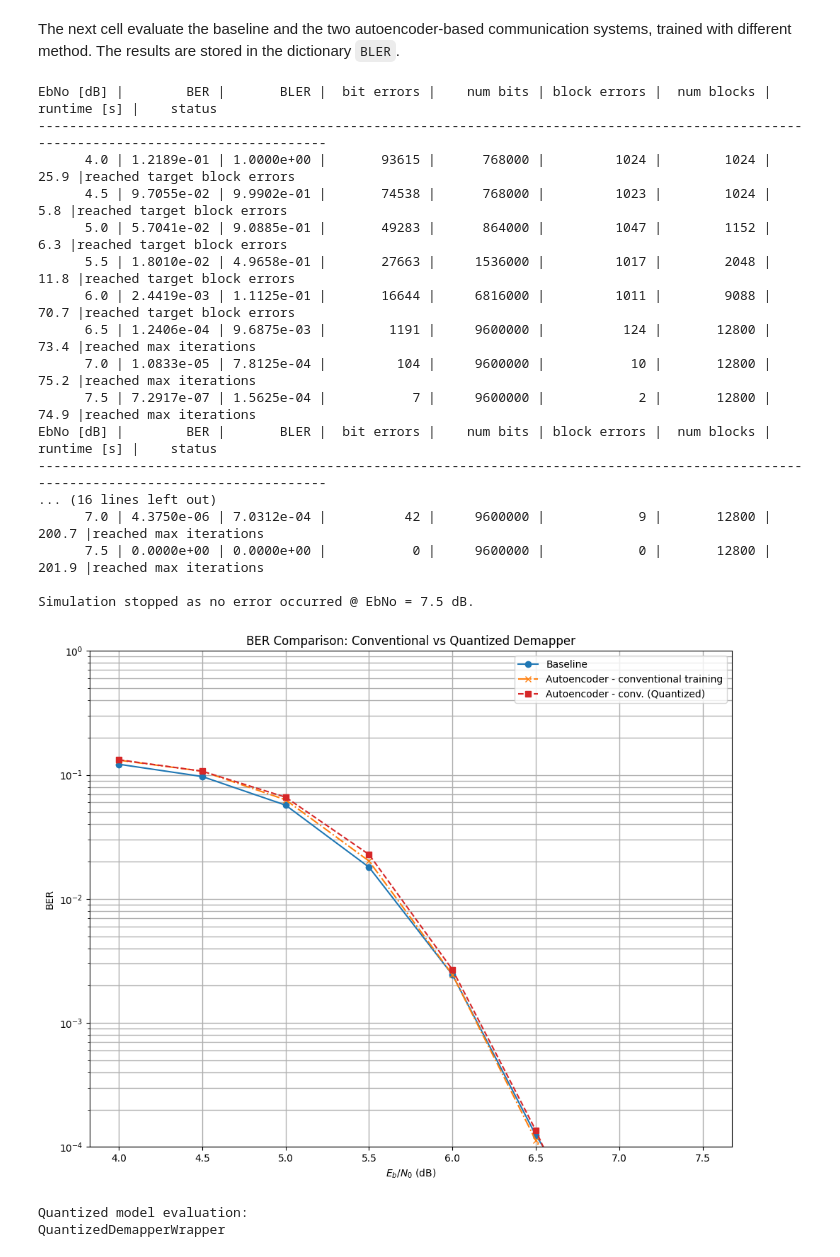
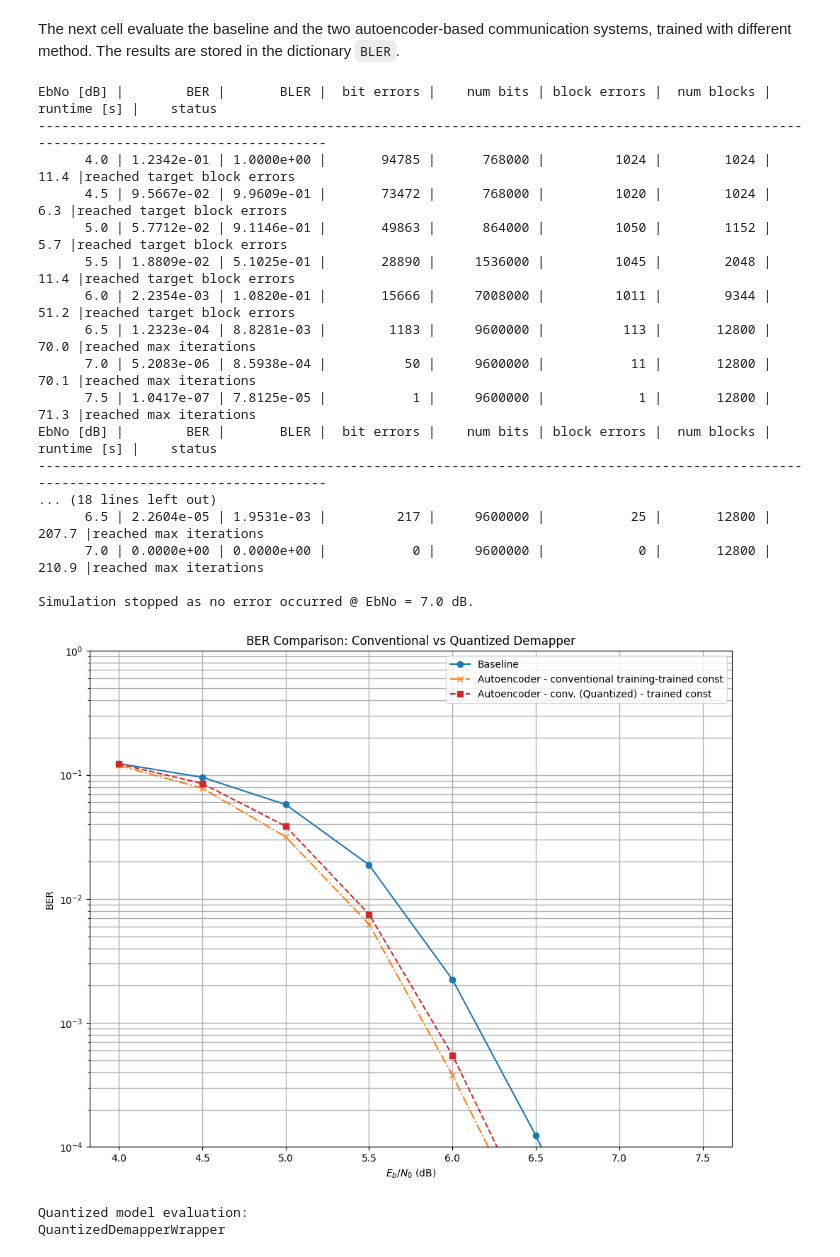
Before and after one commit to Joboreh97/demo-repo, a Jupyter notebook: tutorials/phy/Autoencoder_PTQ_tflite_method_functionalstyle_demapper_trained_constellation.ipynb, the cells around one changed output. Cells and saved outputs as stored; diff of their text form; code cells hidden in the pictures.

```diff
--- a/tutorials/phy/Autoencoder_PTQ_tflite_method_functionalstyle_demapper_trained_constellation.ipynb
+++ b/tutorials/phy/Autoencoder_PTQ_tflite_method_functionalstyle_demapper_trained_constellation.ipynb
@@ -264,16 +264,28 @@ class E2ESystemConventionalTraining(Model):
         ## Transmitter
         ################
         self._binary_source = BinarySource()
+        # To reduce the computational complexity of training, the outer code is not used when training,
+        # as it is not required
         if not self._training:
+            # num_bits_per_symbol is required for the interleaver
             self._encoder = LDPC5GEncoder(k, n, num_bits_per_symbol)
 
-        # Untrainable constellation
+        # Trainable constellation
+        # We initialize a custom constellation with qam points
         qam_points = Constellation("qam", num_bits_per_symbol).points
         self.constellation = Constellation("custom",
                                            num_bits_per_symbol,
                                            points=qam_points,
                                            normalize=True,
                                            center=True)
+        # To make the constellation trainable, we need to create seperate
+        # variables for the real and imaginary parts
+        self.points_r = self.add_weight(shape=qam_points.shape,
+                                        initializer="zeros")
+        self.points_i = self.add_weight(shape=qam_points.shape,
+                                        initializer="zeros")
+        self.points_r.assign(tf.math.real(qam_points))
+        self.points_i.assign(tf.math.imag(qam_points))
 
         self._mapper = Mapper(constellation=self.constellation)
 
@@ -285,9 +297,11 @@ class E2ESystemConventionalTraining(Model):
         ################
         ## Receiver
         ################
+        # We use the previously defined neural network for demapping
         self._demapper = create_functional_demapper_real_input(num_symbols_per_codeword, num_bits_per_symbol)
 
-
+        # To reduce the computational complexity of training, the outer code is not used when training,
+        # as it is not required
         if not self._training:
             self._decoder = LDPC5GDecoder(self._encoder, hard_out=True)
 
@@ -298,6 +312,11 @@ class E2ESystemConventionalTraining(Model):
             self._bce = tf.keras.losses.BinaryCrossentropy(from_logits=True)
 
     def call(self, batch_size, ebno_db):
+        # Set the constellation points equal to a complex tensor constructed
+        # from two real-valued variables
+        points = tf.complex(self.points_r, self.points_i)
+        self.constellation.points = points
+
         # If `ebno_db` is a scalar, a tensor with shape [batch size] is created as it is what is expected by some layers
         if len(ebno_db.shape) == 0:
             ebno_db = tf.fill([batch_size], ebno_db)
@@ -307,39 +326,35 @@ class E2ESystemConventionalTraining(Model):
         ################
         ## Transmitter
         ################
+        # Outer coding is only performed if not training
         if self._training:
             c = self._binary_source([batch_size, n])
         else:
             b = self._binary_source([batch_size, k])
             c = self._encoder(b)
-
-        x = self._mapper(c)
+        # Modulation
+        x = self._mapper(c) # x [batch size, num_symbols_per_codeword]
 
         ################
         ## Channel
         ################
-        y = self._channel(x, no)
+        y = self._channel(x, no) # [batch size, num_symbols_per_codeword]
 
         ################
         ## Receiver
         ################
-        # NEW: Convert complex y + noise variance into real-valued input
         z = preprocess_complex_input(y, no, num_symbols_per_codeword)
-
-        # Feed real-valued input to quantized demapper
         llr = self._demapper(z)
 
-        # Reshape output to [batch_size, n]
         llr = tf.reshape(llr, [batch_size, n])
-
+        # If training, outer decoding is not performed and the BCE is returned
         if self._training:
             loss = self._bce(c, llr)
             return loss
         else:
+            # Outer decoding
             b_hat = self._decoder(llr)
-            return b, b_hat
-
- # Ground truth and reconstructed information bits returned for BER/BLER computation
+            return b,b_hat # Ground truth and reconstructed information bits returned for BER/BLER computation
 # %% [markdown]
 A simple training loop is defined in the next cell, which performs `num_training_iterations_conventional` training iterations of SGD. Training is done over a range of SNR, by randomly sampling a batch of SNR values at each iteration.
 # %% [markdown]
@@ -792,43 +832,43 @@ with open(results_filename, 'wb') as f:
 # %% [output]
 EbNo [dB] |        BER |       BLER |  bit errors |    num bits | block errors |  num blocks | runtime [s] |    status
 ---------------------------------------------------------------------------------------------------------------------------------------
-      4.0 | 1.2189e-01 | 1.0000e+00 |       93615 |      768000 |         1024 |        1024 |        25.9 |reached target block errors
-      4.5 | 9.7055e-02 | 9.9902e-01 |       74538 |      768000 |         1023 |        1024 |         5.8 |reached target block errors
-      5.0 | 5.7041e-02 | 9.0885e-01 |       49283 |      864000 |         1047 |        1152 |         6.3 |reached target block errors
-      5.5 | 1.8010e-02 | 4.9658e-01 |       27663 |     1536000 |         1017 |        2048 |        11.8 |reached target block errors
-      6.0 | 2.4419e-03 | 1.1125e-01 |       16644 |     6816000 |         1011 |        9088 |        70.7 |reached target block errors
-      6.5 | 1.2406e-04 | 9.6875e-03 |        1191 |     9600000 |          124 |       12800 |        73.4 |reached max iterations
-      7.0 | 1.0833e-05 | 7.8125e-04 |         104 |     9600000 |           10 |       12800 |        75.2 |reached max iterations
-      7.5 | 7.2917e-07 | 1.5625e-04 |           7 |     9600000 |            2 |       12800 |        74.9 |reached max iterations
+      4.0 | 1.2342e-01 | 1.0000e+00 |       94785 |      768000 |         1024 |        1024 |        11.4 |reached target block errors
+      4.5 | 9.5667e-02 | 9.9609e-01 |       73472 |      768000 |         1020 |        1024 |         6.3 |reached target block errors
+      5.0 | 5.7712e-02 | 9.1146e-01 |       49863 |      864000 |         1050 |        1152 |         5.7 |reached target block errors
+      5.5 | 1.8809e-02 | 5.1025e-01 |       28890 |     1536000 |         1045 |        2048 |        11.4 |reached target block errors
+      6.0 | 2.2354e-03 | 1.0820e-01 |       15666 |     7008000 |         1011 |        9344 |        51.2 |reached target block errors
+      6.5 | 1.2323e-04 | 8.8281e-03 |        1183 |     9600000 |          113 |       12800 |        70.0 |reached max iterations
+      7.0 | 5.2083e-06 | 8.5938e-04 |          50 |     9600000 |           11 |       12800 |        70.1 |reached max iterations
+      7.5 | 1.0417e-07 | 7.8125e-05 |           1 |     9600000 |            1 |       12800 |        71.3 |reached max iterations
 EbNo [dB] |        BER |       BLER |  bit errors |    num bits | block errors |  num blocks | runtime [s] |    status
 ---------------------------------------------------------------------------------------------------------------------------------------
-... (16 lines left out)
-      7.0 | 4.3750e-06 | 7.0312e-04 |          42 |     9600000 |            9 |       12800 |       200.7 |reached max iterations
-      7.5 | 0.0000e+00 | 0.0000e+00 |           0 |     9600000 |            0 |       12800 |       201.9 |reached max iterations
+... (18 lines left out)
+      6.5 | 2.2604e-05 | 1.9531e-03 |         217 |     9600000 |           25 |       12800 |       207.7 |reached max iterations
+      7.0 | 0.0000e+00 | 0.0000e+00 |           0 |     9600000 |            0 |       12800 |       210.9 |reached max iterations
 
-Simulation stopped as no error occurred @ EbNo = 7.5 dB.
+Simulation stopped as no error occurred @ EbNo = 7.0 dB.
 # %%
 plt.figure(figsize=(10, 8))
 
 # Baseline (e.g., QAM)
 plt.semilogy(ebno_dbs, BER['baseline'], 'o-', color='C0', label='Baseline')
 
 # Autoencoder (conventional training)
-plt.semilogy(ebno_dbs, BER['autoencoder-conv'], 'x-.', color='C1', label='Autoencoder - conventional training')
+plt.semilogy(ebno_dbs, BER['autoencoder-conv'], 'x-.', color='C1', label='Autoencoder - conventional training-trained const')
 
 # Autoencoder (quantized demapper)
-plt.semilogy(ebno_dbs, BER['autoencoder-quantized'], 's--', color='C3', label='Autoencoder - conv. (Quantized)')
+plt.semilogy(ebno_dbs, BER['autoencoder-quantized'], 's--', color='C3', label='Autoencoder - conv. (Quantized) - trained const')
 
 plt.xlabel(r"$E_b/N_0$ (dB)")
 plt.ylabel("BER")
 plt.title("BER Comparison: Conventional vs Quantized Demapper")
 plt.grid(True, which="both", linewidth=1.0)
 plt.ylim((1e-4, 1.0))
 plt.legend()
 plt.tight_layout()
 plt.show()
 # %% [output]
-[figure, old version]
+[figure, new version]
 # %%
 print("Quantized model evaluation:")
 for layer in model_quantized.layers:
```
Also changed, not shown: parts of 6 cells of this notebook.
